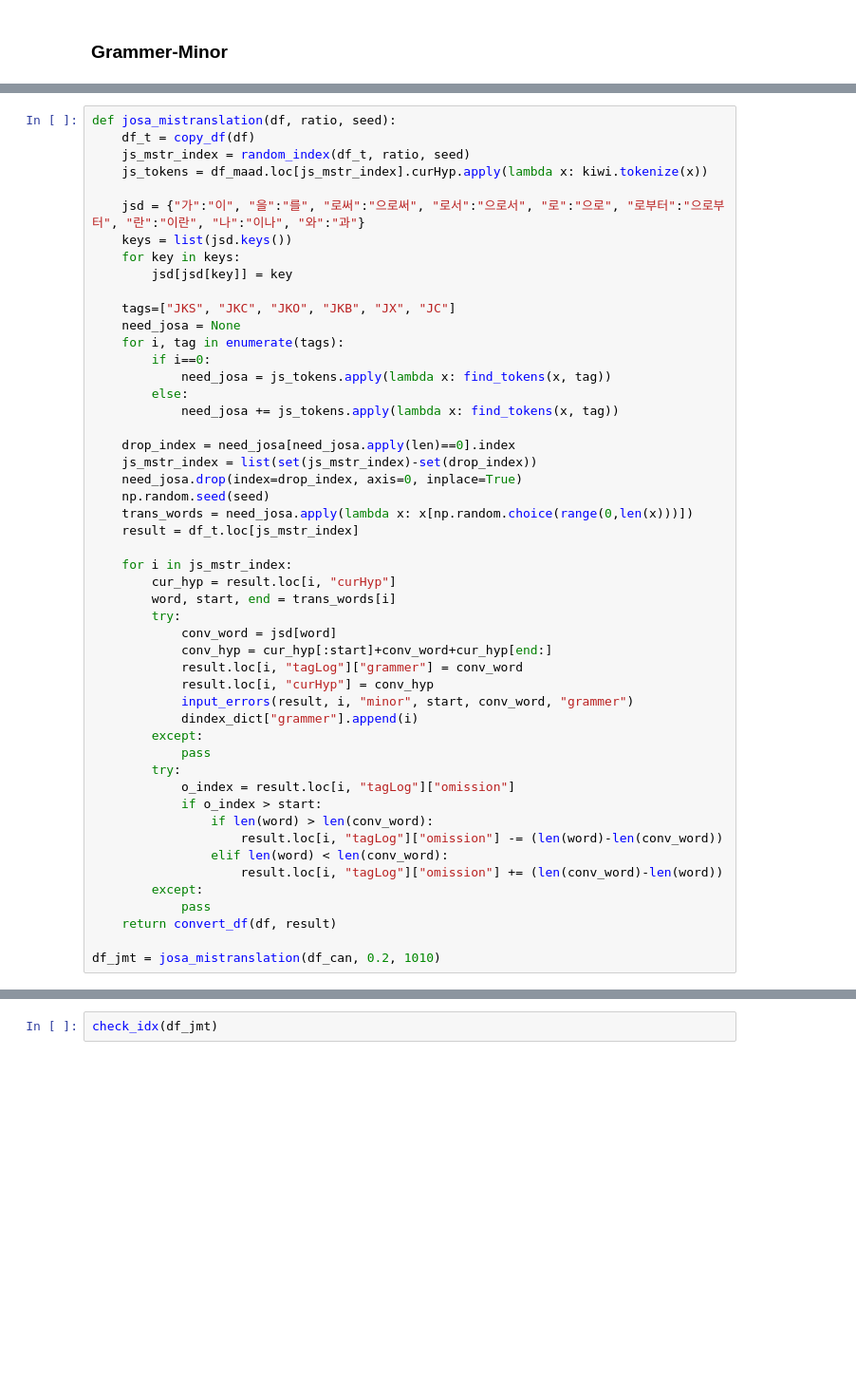
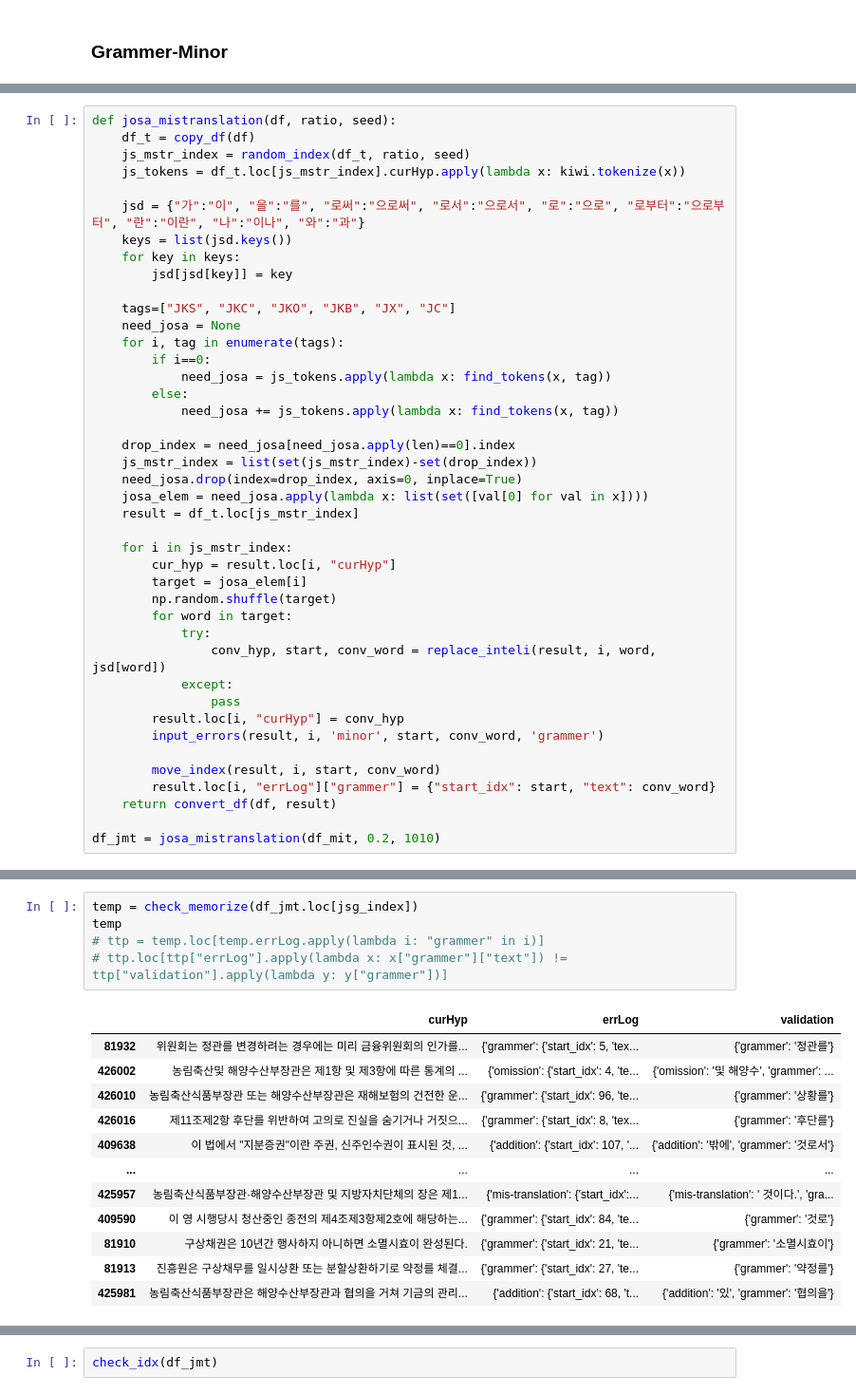
Before and after one commit to tjtmddnjswkd/capstone, a Jupyter notebook: 3_make_errors/e4_make_errors_all.ipynb, the cells around one changed output, grey strips where cells are left out. Shown at 95% size. Drawn from its saved outputs; the diff is of its cells as text; blank space fills up the shorter version.

```diff
--- a/3_make_errors/e4_make_errors_all.ipynb
+++ b/3_make_errors/e4_make_errors_all.ipynb
@@ -854,7 +939,7 @@ def jy_trans(df, ratio, seedp):
 def josa_mistranslation(df, ratio, seed):
     df_t = copy_df(df)
     js_mstr_index = random_index(df_t, ratio, seed)
-    js_tokens = df_maad.loc[js_mstr_index].curHyp.apply(lambda x: kiwi.tokenize(x))
+    js_tokens = df_t.loc[js_mstr_index].curHyp.apply(lambda x: kiwi.tokenize(x))
 
     jsd = {"가":"이", "을":"를", "로써":"으로써", "로서":"으로서", "로":"으로", "로부터":"으로부터", "란":"이란", "나":"이나", "와":"과"}
     keys = list(jsd.keys())
@@ -872,31 +957,23 @@ def josa_mistranslation(df, ratio, seed):
     drop_index = need_josa[need_josa.apply(len)==0].index
     js_mstr_index = list(set(js_mstr_index)-set(drop_index))
     need_josa.drop(index=drop_index, axis=0, inplace=True)
-    np.random.seed(seed)
-    trans_words = need_josa.apply(lambda x: x[np.random.choice(range(0,len(x)))])
+    josa_elem = need_josa.apply(lambda x: list(set([val[0] for val in x])))
     result = df_t.loc[js_mstr_index]
 
     for i in js_mstr_index:
         cur_hyp = result.loc[i, "curHyp"]
-        word, start, end = trans_words[i]
-        try:
-            conv_word = jsd[word]
-            conv_hyp = cur_hyp[:start]+conv_word+cur_hyp[end:]
-            result.loc[i, "tagLog"]["grammer"] = conv_word
-            result.loc[i, "curHyp"] = conv_hyp
-            input_errors(result, i, "minor", start, conv_word, "grammer")
-            dindex_dict["grammer"].append(i)
-        except:
-            pass
-        try:
-            o_index = result.loc[i, "tagLog"]["omission"]
-            if o_index > start:
-                if len(word) > len(conv_word):
-                    result.loc[i, "tagLog"]["omission"] -= (len(word)-len(conv_word))
-                elif len(word) < len(conv_word):
-                    result.loc[i, "tagLog"]["omission"] += (len(conv_word)-len(word))
-        except:
-            pass
+        target = josa_elem[i]
+        np.random.shuffle(target)
+        for word in target:
+            try:
+                conv_hyp, start, conv_word = replace_inteli(result, i, word, jsd[word])
+            except:
+                pass
+        result.loc[i, "curHyp"] = conv_hyp
+        input_errors(result, i, 'minor', start, conv_word, 'grammer')
+
+        move_index(result, i, start, conv_word)
+        result.loc[i, "errLog"]["grammer"] = {"start_idx": start, "text": conv_word}
     return convert_df(df, result)
 
-df_jmt = josa_mistranslation(df_can, 0.2, 1010)
+df_jmt = josa_mistranslation(df_mit, 0.2, 1010)
@@ -906,0 +980,18 @@ df_jmt.loc[df_jmt.errors.apply(len)>0].shape
+# %%
+temp = check_memorize(df_jmt.loc[jsg_index])
+temp
+# ttp = temp.loc[temp.errLog.apply(lambda i: "grammer" in i)]
+# ttp.loc[ttp["errLog"].apply(lambda x: x["grammer"]["text"]) != ttp["validation"].apply(lambda y: y["grammer"])]
+# %% [output]
+|  | curHyp | errLog | validation |
+| 81932 | 위원회는 정관를 변경하려는 경우에는 미리 금융위원회의 인가를... | {'grammer': {'start_idx': 5, 'tex... | {'grammer': '정관를'} |
+| 426002 | 농림축산및 해양수산부장관은 제1항 및 제3항에 따른 통계의 ... | {'omission': {'start_idx': 4, 'te... | {'omission': '및 해양수', 'grammer': ... |
+| 426010 | 농림축산식품부장관 또는 해양수산부장관은 재해보험의 건전한 운... | {'grammer': {'start_idx': 96, 'te... | {'grammer': '상황를'} |
+| 426016 | 제11조제2항 후단를 위반하여 고의로 진실을 숨기거나 거짓으... | {'grammer': {'start_idx': 8, 'tex... | {'grammer': '후단를'} |
+| 409638 | 이 법에서 "지분증권"이란 주권, 신주인수권이 표시된 것, ... | {'addition': {'start_idx': 107, '... | {'addition': '밖에', 'grammer': '것로서'} |
+| ... | ... | ... | ... |
+| 425957 | 농림축산식품부장관·해양수산부장관 및 지방자치단체의 장은 제1... | {'mis-translation': {'start_idx':... | {'mis-translation': ' 것이다.', 'gra... |
+| 409590 | 이 영 시행당시 청산중인 종전의 제4조제3항제2호에 해당하는... | {'grammer': {'start_idx': 84, 'te... | {'grammer': '것로'} |
+| 81910 | 구상채권은 10년간 행사하지 아니하면 소멸시효이 완성된다. | {'grammer': {'start_idx': 21, 'te... | {'grammer': '소멸시효이'} |
+| 81913 | 진흥원은 구상채무를 일시상환 또는 분할상환하기로 약정를 체결... | {'grammer': {'start_idx': 27, 'te... | {'grammer': '약정를'} |
+| 425981 | 농림축산식품부장관은 해양수산부장관과 협의을 거쳐 기금의 관리... | {'addition': {'start_idx': 68, 't... | {'addition': '있', 'grammer': '협의을'} |
```
Also changed, not shown: parts of 22 cells of this notebook.
